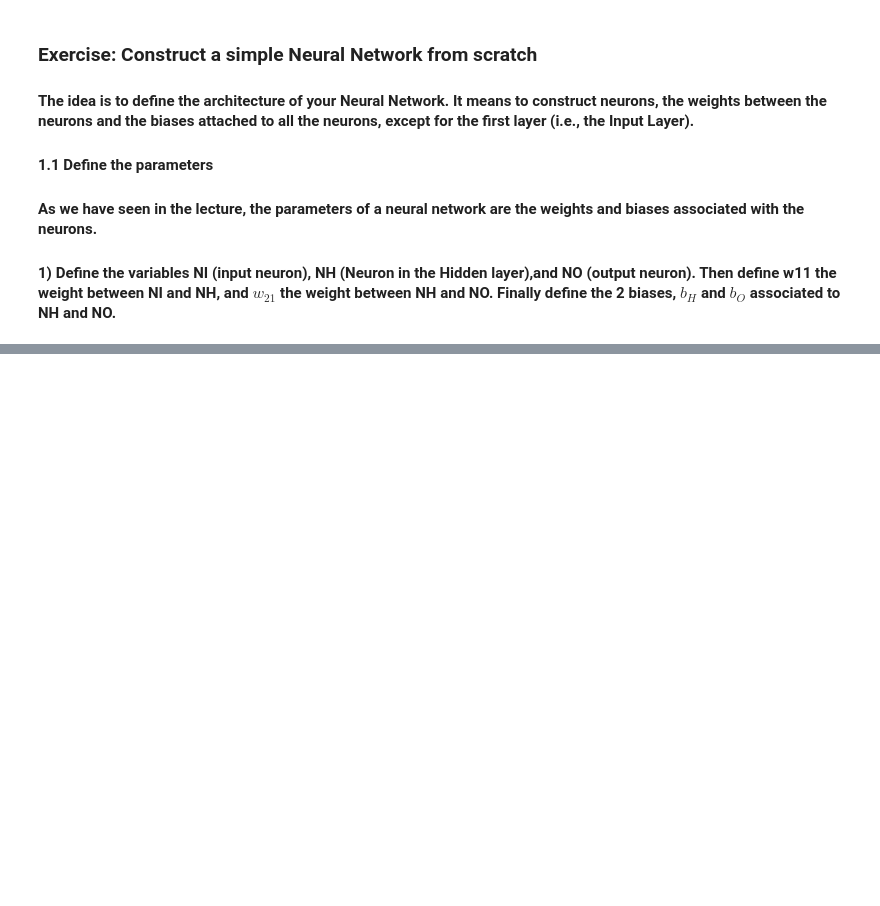
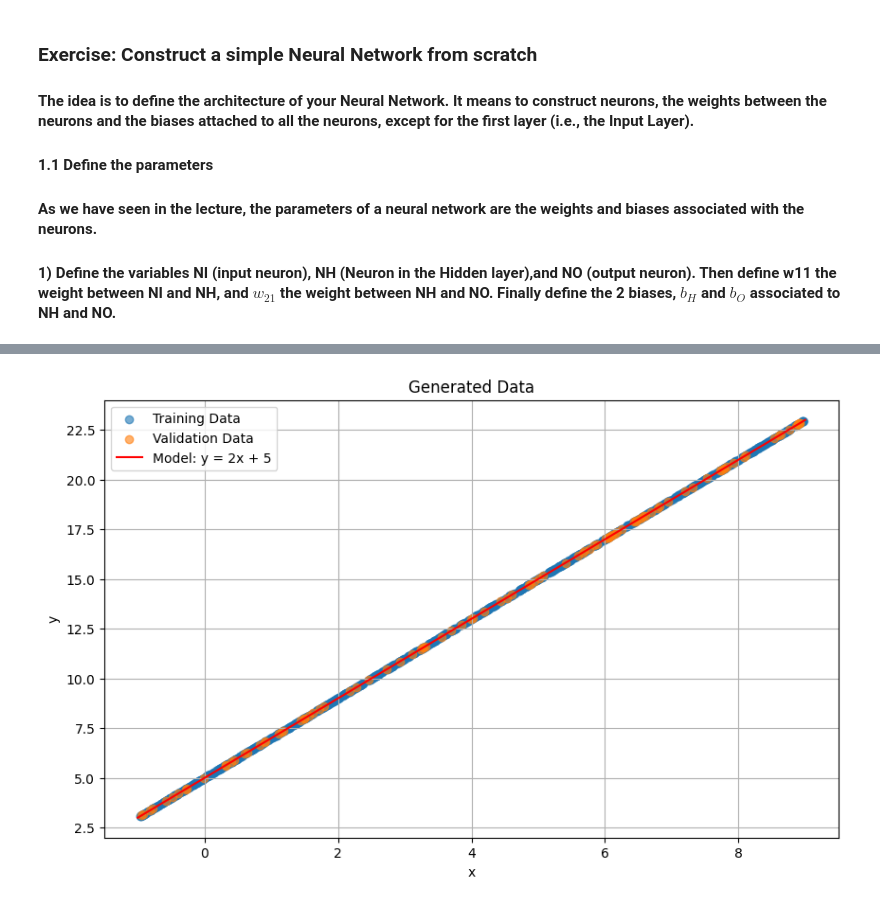
Before and after one commit to mazapataa/NNbasic, a Jupyter notebook: P1_NN_scratch.ipynb, the cells around one changed output, grey strips where cells are left out. Cells and saved outputs as stored; diff of their text form; code cells hidden in the pictures; blank space fills up the shorter version.

```diff
--- a/P1_NN_scratch.ipynb
+++ b/P1_NN_scratch.ipynb
@@ -87,0 +89,28 @@ plt.grid()
+# %%
+# 6) Generate 1000 points for the training set (you have to keep the x-array and y-array)
+x_train, y_train = generate_data(1000)
+
+# 7) Generate 100 points for the validation set (you have to keep the x-array and y-array)
+x_val, y_val = generate_data(100)
+# %%
+# 8) Plot your 2 sets of data and control that they leave over the whole data space of definition.
+# 9) Overplot the model y = ax + b.
+
+plt.figure(figsize=(10, 6))
+plt.scatter(x_train, y_train, label='Training Data', alpha=0.6)
+plt.scatter(x_val, y_val, label='Validation Data', alpha=0.6)
+plt.xlabel('x')
+plt.ylabel('y')
+plt.title('Generated Data')
+plt.grid()
+
+# Overplot the model
+a = 2
+b = 5
+x_model = np.linspace(-1, 9, 100)
+y_model = a * x_model + b
+plt.plot(x_model, y_model, color='red', label='Model: y = 2x + 5')
+plt.legend()
+plt.show()
+# %% [output]
+[figure, added]
```
Also changed, not shown: parts of 5 cells of this notebook, 1 other file.
